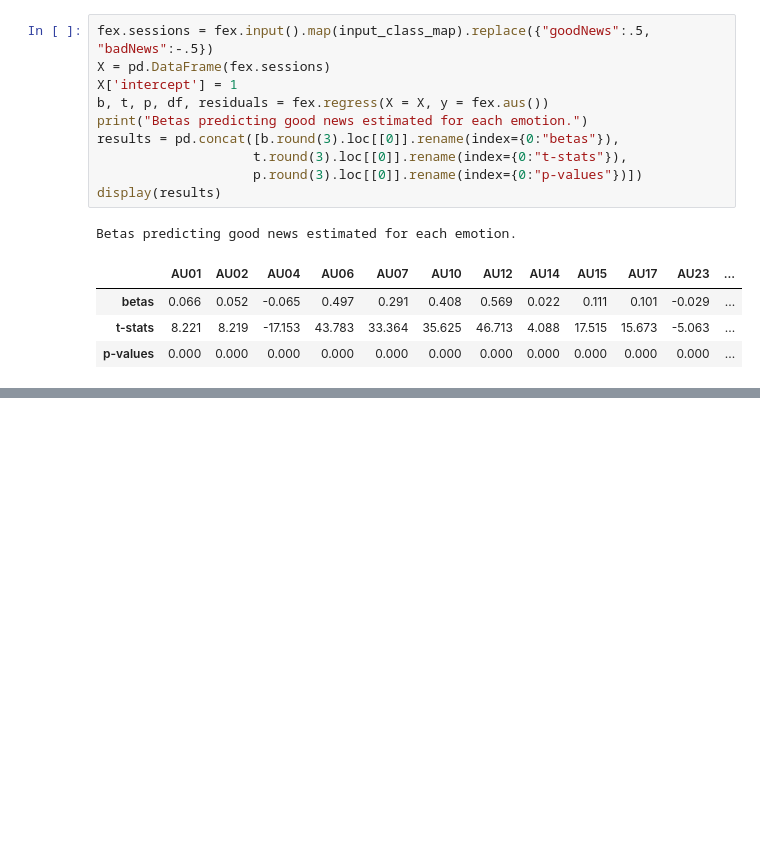
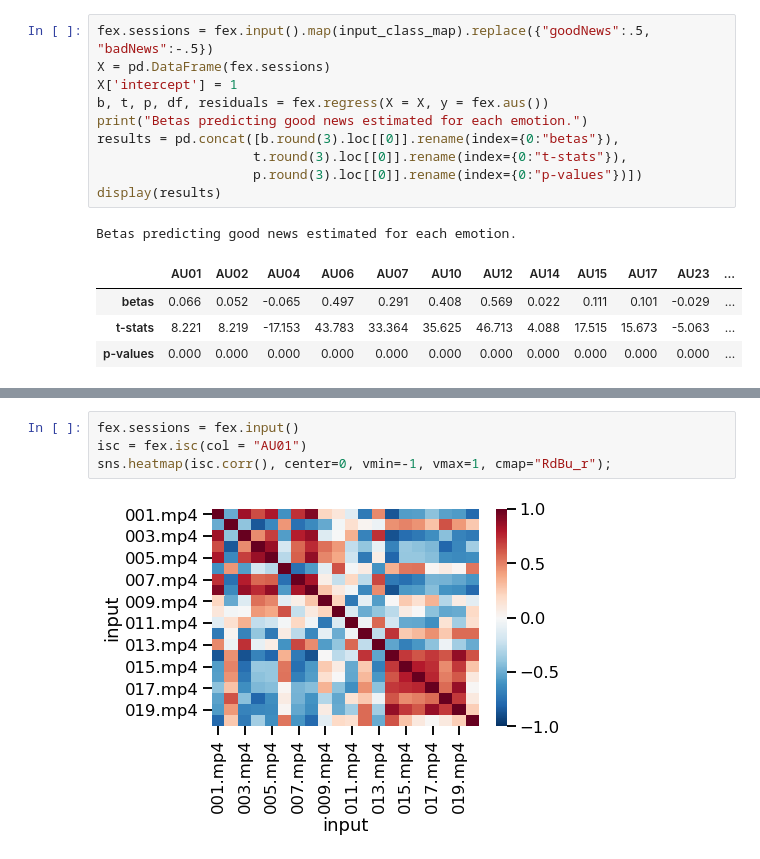
Before and after one commit to cosanlab/py-feat, a Jupyter notebook: notebooks/content/analysis.ipynb, the cells around one changed output, grey strips where cells are left out. Drawn from its saved outputs; the diff is of its cells as text; blank space fills up the shorter version.

```diff
--- a/notebooks/content/analysis.ipynb
+++ b/notebooks/content/analysis.ipynb
@@ -153,0 +173,6 @@ Betas predicting good news estimated for each emotion.
+# %%
+fex.sessions = fex.input()
+isc = fex.isc(col = "AU01")
+sns.heatmap(isc.corr(), center=0, vmin=-1, vmax=1, cmap="RdBu_r");
+# %% [output]
+[figure, added]
```
Also changed, not shown: parts of 5 cells of this notebook, 1 other file.
